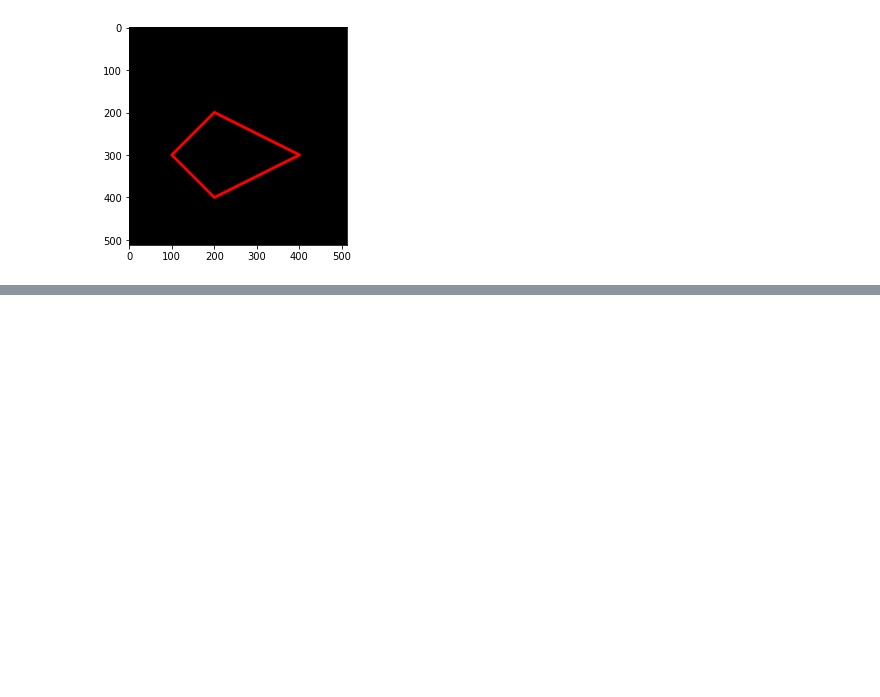
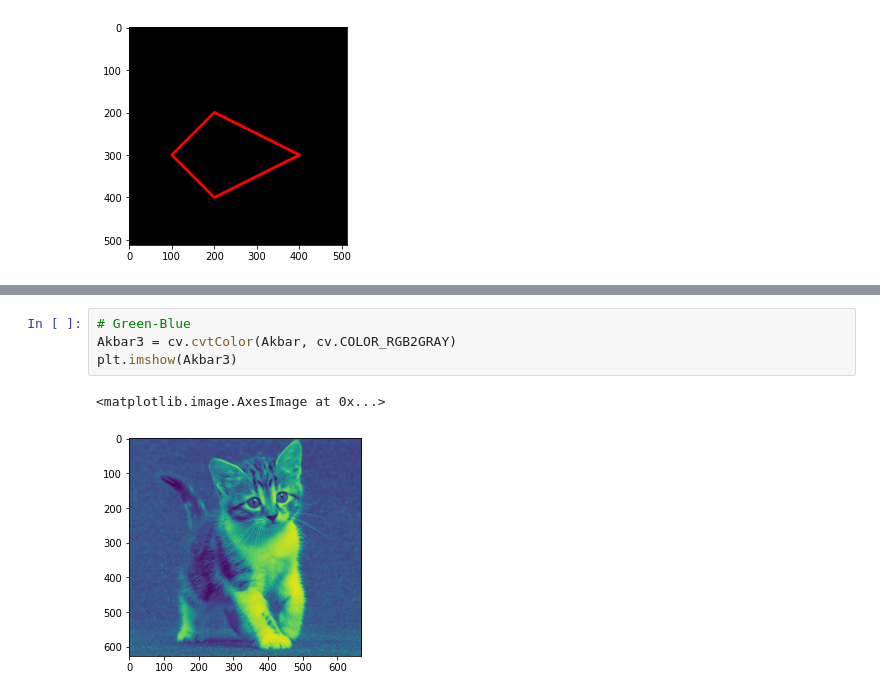
Before and after one commit to muhammadakbarazmi/PCVK_Genap_2022, a Jupyter notebook: Week2.ipynb, the cells around one changed output, grey strips where cells are left out. Drawn from its saved outputs; the diff is of its cells as text; blank space fills up the shorter version.

```diff
--- a/Week2.ipynb
+++ b/Week2.ipynb
@@ -131,0 +172,7 @@ plt.imshow(black_img2)
+# %%
+# Green-Blue
+Akbar3 = cv.cvtColor(Akbar, cv.COLOR_RGB2GRAY)
+plt.imshow(Akbar3)
+# %% [output]
+<matplotlib.image.AxesImage at 0x...>
+[figure, added]
```
Also changed, not shown: parts of 10 cells of this notebook.
